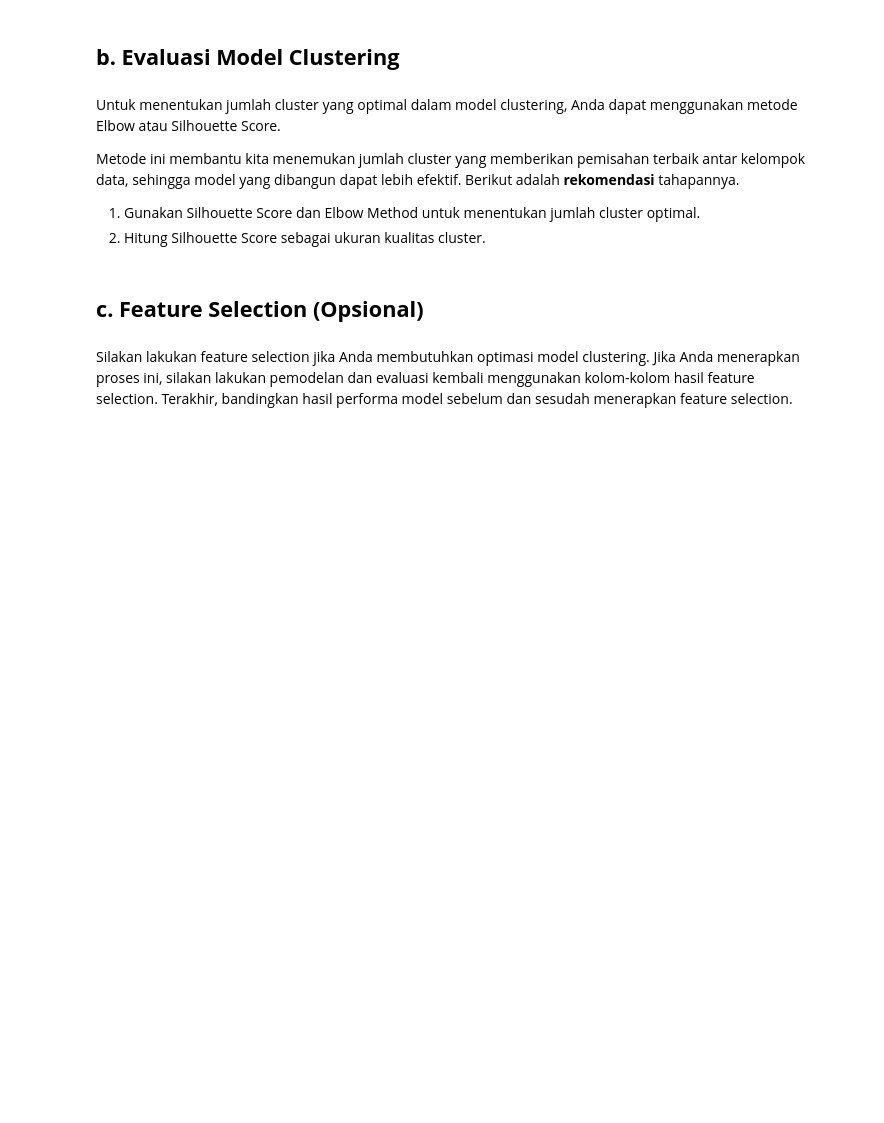
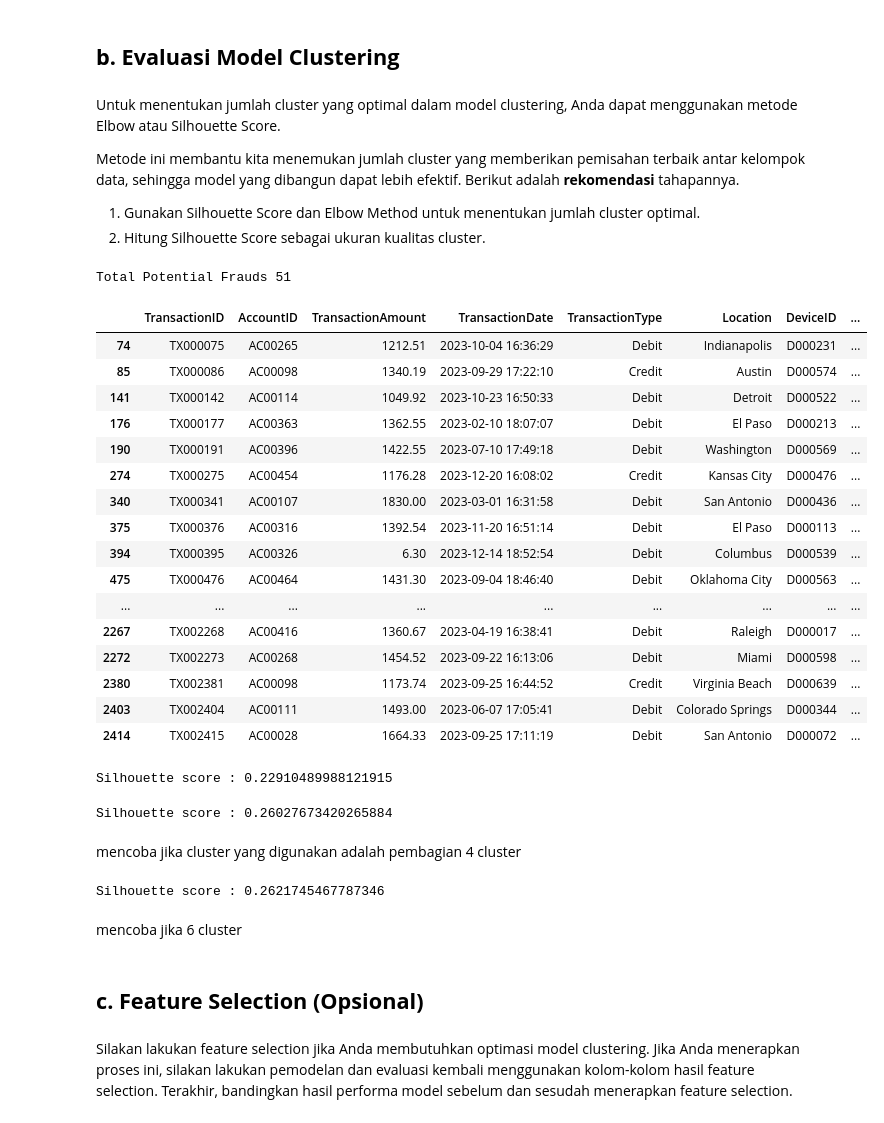
Before and after one commit to Occolus/BankFraudPrediction, a Jupyter notebook: [Clustering]_Submission_Akhir_BMLP_Your_Name.ipynb, the cells around one changed output. Saved outputs shown, nothing was run; the diff lists cells and outputs as text; code cells hidden in the pictures; blank space fills up the shorter version.

```diff
--- a/[Clustering]_Submission_Akhir_BMLP_Your_Name.ipynb
+++ b/[Clustering]_Submission_Akhir_BMLP_Your_Name.ipynb
@@ -303,6 +307,64 @@ Untuk menentukan jumlah cluster yang optimal dalam model clustering, Anda dapat
 Metode ini membantu kita menemukan jumlah cluster yang memberikan pemisahan terbaik antar kelompok data, sehingga model yang dibangun dapat lebih efektif. Berikut adalah **rekomendasi** tahapannya.
 1. Gunakan Silhouette Score dan Elbow Method untuk menentukan jumlah cluster optimal.
 2. Hitung Silhouette Score sebagai ukuran kualitas cluster.
+# %%
+
+kmeans = KMeans(n_clusters=4)
+cluster=kmeans.fit(combinedValue)
+
+df['Cluster'] = kmeans.labels_
+df['DistanceToCentroid'] = np.linalg.norm(combinedValue - kmeans.cluster_centers_[kmeans.labels_], axis=1)
+threshold = df['DistanceToCentroid'].quantile(0.98)
+df['PotentialFraud'] = df['DistanceToCentroid'] > threshold
+fraud_df = df[df['PotentialFraud']].copy()
+print('Total Potential Frauds',fraud_df.shape[0] )
+fraud_df
+# %% [output]
+Total Potential Frauds 51
+|  | TransactionID | AccountID | TransactionAmount | TransactionDate | TransactionType | Location | DeviceID | ... |
+| 74 | TX000075 | AC00265 | 1212.51 | 2023-10-04 16:36:29 | Debit | Indianapolis | D000231 | ... |
+| 85 | TX000086 | AC00098 | 1340.19 | 2023-09-29 17:22:10 | Credit | Austin | D000574 | ... |
+| 141 | TX000142 | AC00114 | 1049.92 | 2023-10-23 16:50:33 | Debit | Detroit | D000522 | ... |
+| 176 | TX000177 | AC00363 | 1362.55 | 2023-02-10 18:07:07 | Debit | El Paso | D000213 | ... |
+| 190 | TX000191 | AC00396 | 1422.55 | 2023-07-10 17:49:18 | Debit | Washington | D000569 | ... |
+| 274 | TX000275 | AC00454 | 1176.28 | 2023-12-20 16:08:02 | Credit | Kansas City | D000476 | ... |
+| 340 | TX000341 | AC00107 | 1830.00 | 2023-03-01 16:31:58 | Debit | San Antonio | D000436 | ... |
+| 375 | TX000376 | AC00316 | 1392.54 | 2023-11-20 16:51:14 | Debit | El Paso | D000113 | ... |
+| 394 | TX000395 | AC00326 | 6.30 | 2023-12-14 18:52:54 | Debit | Columbus | D000539 | ... |
+| 475 | TX000476 | AC00464 | 1431.30 | 2023-09-04 18:46:40 | Debit | Oklahoma City | D000563 | ... |
+| ... | ... | ... | ... | ... | ... | ... | ... | ... |
+| 2267 | TX002268 | AC00416 | 1360.67 | 2023-04-19 16:38:41 | Debit | Raleigh | D000017 | ... |
+| 2272 | TX002273 | AC00268 | 1454.52 | 2023-09-22 16:13:06 | Debit | Miami | D000598 | ... |
+| 2380 | TX002381 | AC00098 | 1173.74 | 2023-09-25 16:44:52 | Credit | Virginia Beach | D000639 | ... |
+| 2403 | TX002404 | AC00111 | 1493.00 | 2023-06-07 17:05:41 | Debit | Colorado Springs | D000344 | ... |
+| 2414 | TX002415 | AC00028 | 1664.33 | 2023-09-25 17:11:19 | Debit | San Antonio | D000072 | ... |
+# %%
+score = silhouette_score(scaledNumVal, kmeans.labels_)
+print(f"Silhouette score : {score}")
+# %% [output]
+Silhouette score : 0.22910489988121915
+# %%
+
+kmeans = KMeans(n_clusters=4)
+cluster=kmeans.fit(combinedValue)
+
+score = silhouette_score(scaledNumVal, kmeans.labels_)
+print(f"Silhouette score : {score}")
+# %% [output]
+Silhouette score : 0.26027673420265884
+# %% [markdown]
+mencoba jika cluster yang digunakan adalah pembagian 4 cluster
+# %%
+
+kmeans = KMeans(n_clusters=6)
+cluster=kmeans.fit(combinedValue)
+
+score = silhouette_score(scaledNumVal, kmeans.labels_)
+print(f"Silhouette score : {score}")
+# %% [output]
+Silhouette score : 0.2621745467787346
+# %% [markdown]
+mencoba jika 6 cluster
 # %% [markdown]
 ## **c. Feature Selection (Opsional)**
 # %% [markdown]
```
Also changed, not shown: parts of 8 cells of this notebook.
